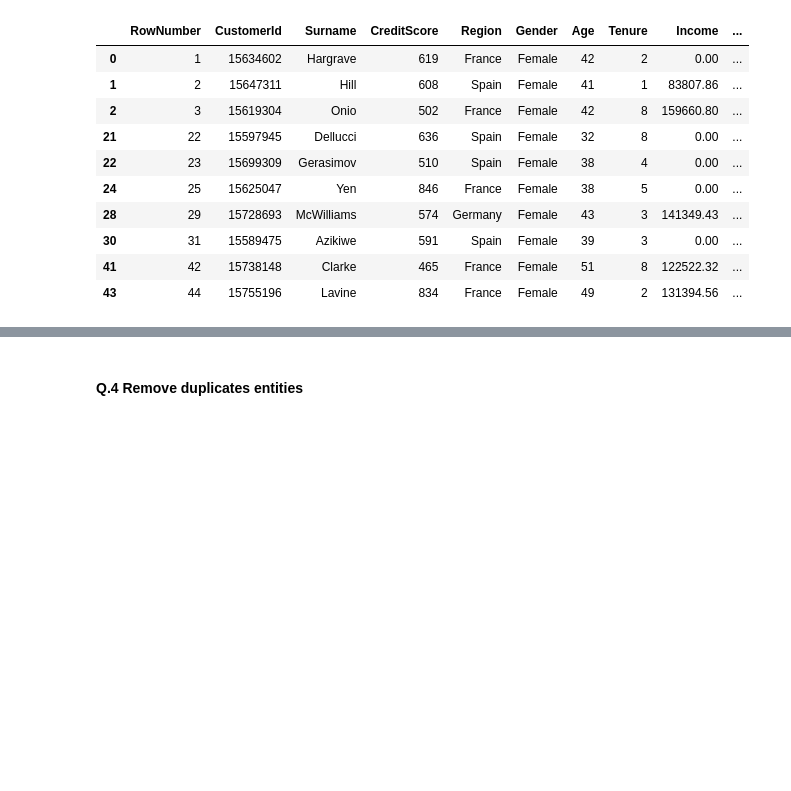
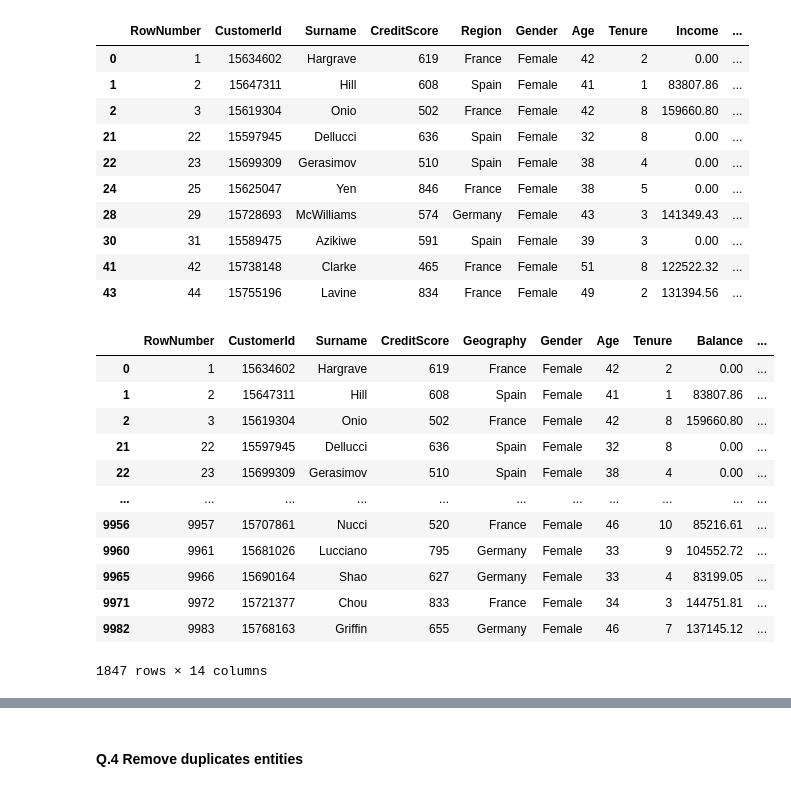
Before and after one commit to llohar/Python_FinalAss., a Jupyter notebook: Python_Final_Ass.ipynb, the cells around one changed output, grey strips where cells are left out. Saved outputs shown, nothing was run; the diff lists cells and outputs as text; code cells hidden in the pictures; blank space fills up the shorter version.

```diff
--- a/Python_Final_Ass.ipynb
+++ b/Python_Final_Ass.ipynb
@@ -136,3 +136,22 @@ Female_Customerdet.head(10)
 | 30 | 31 | 15589475 | Azikiwe | 591 | Spain | Female | 39 | 3 | 0.00 | ... |
 | 41 | 42 | 15738148 | Clarke | 465 | France | Female | 51 | 8 | 122522.32 | ... |
 | 43 | 44 | 15755196 | Lavine | 834 | France | Female | 49 | 2 | 131394.56 | ... |
+# %%
+# Alternative methods
+fcd=np.where((data['Gender']=='Female')&(data['Age']>30)&(data['EstimatedSalary']>100000))
+# %%
+data.loc[fcd]
+# %% [output]
+|  | RowNumber | CustomerId | Surname | CreditScore | Geography | Gender | Age | Tenure | Balance | ... |
+| 0 | 1 | 15634602 | Hargrave | 619 | France | Female | 42 | 2 | 0.00 | ... |
+| 1 | 2 | 15647311 | Hill | 608 | Spain | Female | 41 | 1 | 83807.86 | ... |
+| 2 | 3 | 15619304 | Onio | 502 | France | Female | 42 | 8 | 159660.80 | ... |
+| 21 | 22 | 15597945 | Dellucci | 636 | Spain | Female | 32 | 8 | 0.00 | ... |
+| 22 | 23 | 15699309 | Gerasimov | 510 | Spain | Female | 38 | 4 | 0.00 | ... |
+| ... | ... | ... | ... | ... | ... | ... | ... | ... | ... | ... |
+| 9956 | 9957 | 15707861 | Nucci | 520 | France | Female | 46 | 10 | 85216.61 | ... |
+| 9960 | 9961 | 15681026 | Lucciano | 795 | Germany | Female | 33 | 9 | 104552.72 | ... |
+| 9965 | 9966 | 15690164 | Shao | 627 | Germany | Female | 33 | 4 | 83199.05 | ... |
+| 9971 | 9972 | 15721377 | Chou | 833 | France | Female | 34 | 3 | 144751.81 | ... |
+| 9982 | 9983 | 15768163 | Griffin | 655 | Germany | Female | 46 | 7 | 137145.12 | ... |
+1847 rows × 14 columns
```
Also changed, not shown: parts of 12 cells of this notebook.
